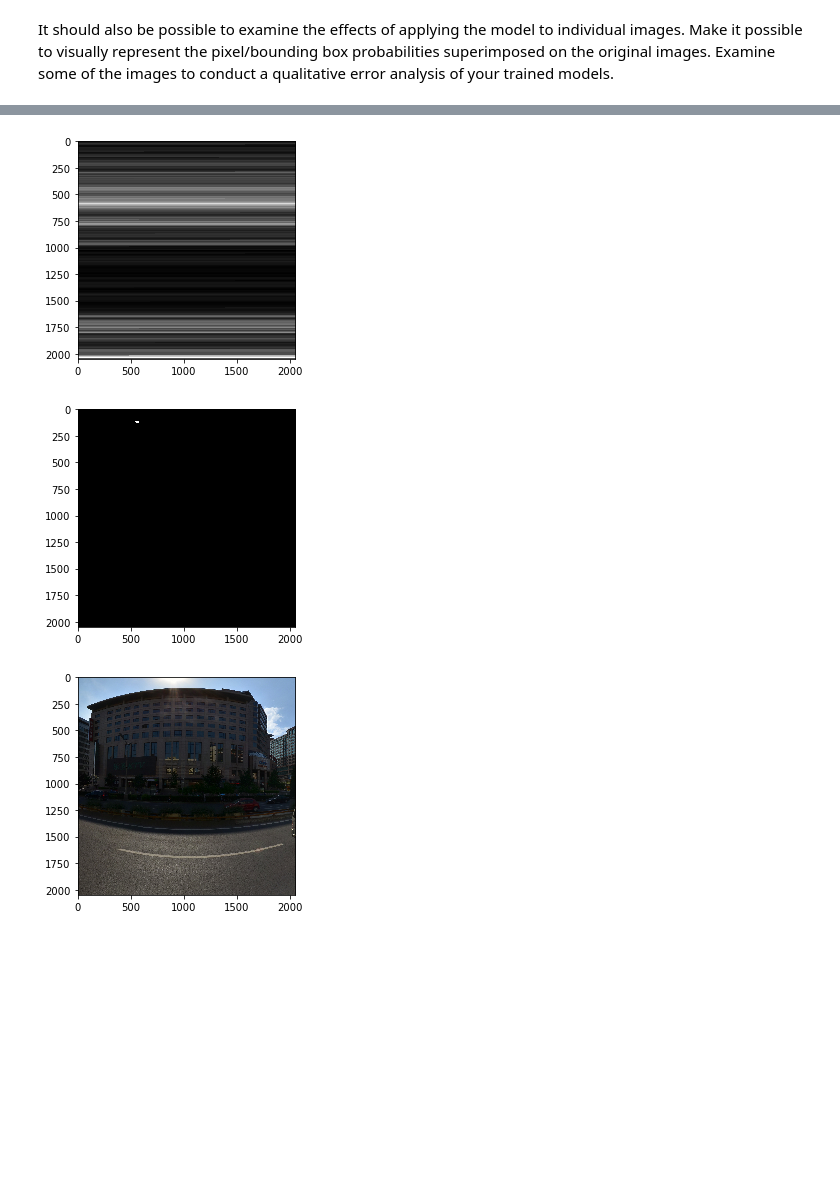
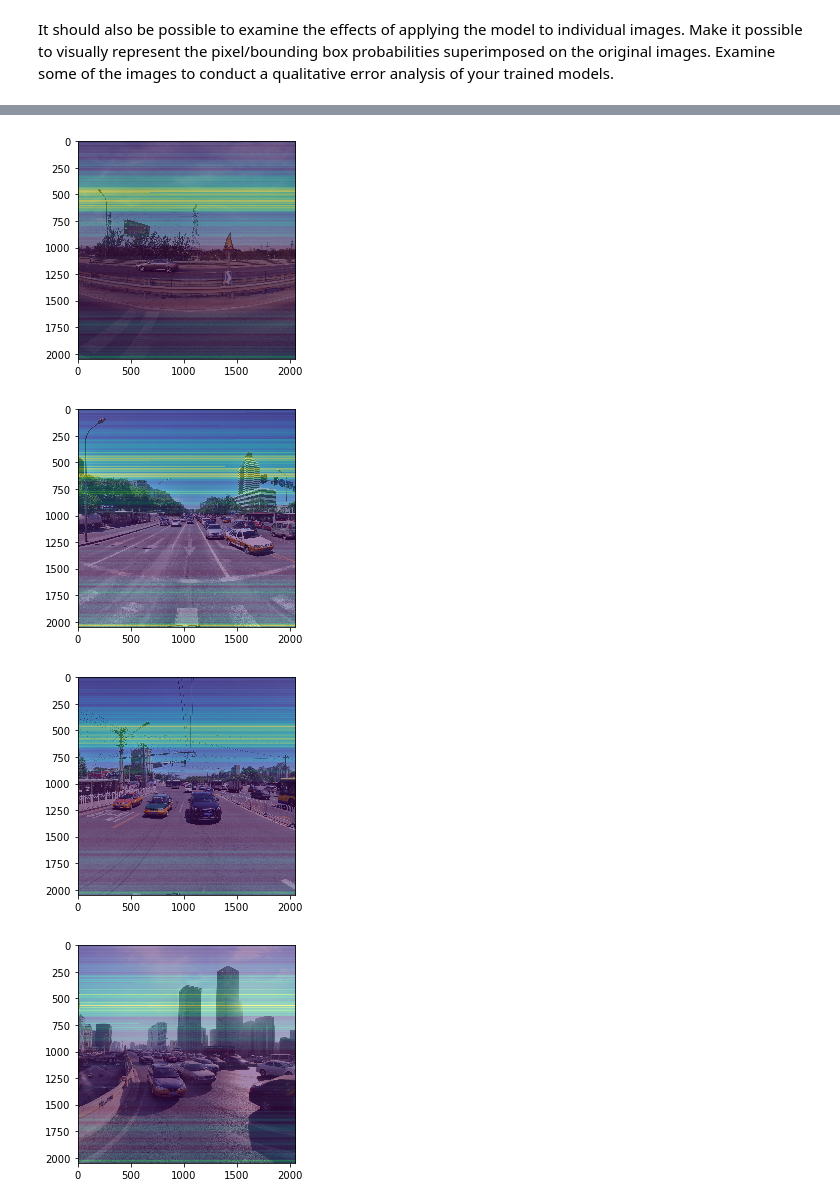
Before and after one commit to hoytnotlit/lt2326-a1, a Jupyter notebook: a1.ipynb, the cells around one changed output, grey strips where cells are left out. Cells and saved outputs as stored; diff of their text form; code cells hidden in the pictures; blank space fills up the shorter version.

```diff
--- a/a1.ipynb
+++ b/a1.ipynb
@@ -376,10 +369,8 @@ def visualise(model, img, gold, output_features, do_sigmoid=False):
     probabilities = upsampled.reshape(2048,2048).squeeze()
     arr = np.array(probabilities.cpu())
 
-    plt.imshow(arr, cmap='gray')
     plt.figure()
-    plt.imshow(gold.reshape(2048,2048), cmap='gray')
-    plt.figure()
-    imgplot = plt.imshow(img)
+    plt.imshow(img)
+    plt.imshow(arr, alpha=0.5)#, cmap='gray')
 # %%
 visualise(leNetModel, validation_data_list[117][0], validation_data_list[117][1], 250)
@@ -390,6 +385,10 @@ visualise(leNetModel, validation_data_list[117][0], validation_data_list[117][1]
 # %%
 visualise(resNetModel, validation_data_list[117][0], validation_data_list[117][1], 250, True)
+visualise(resNetModel, validation_data_list[45][0], validation_data_list[45][1], 250, True)
+visualise(resNetModel, test_data_list[45][0], test_data_list[45][1], 250, True)
+visualise(resNetModel, test_data_list[5][0], test_data_list[5][1], 250, True)
 # %% [output]
-[figure, old version]
+[figure, new version]
-[figure, old version]
+[figure, new version]
-[figure, old version]
+[figure, new version]
+[figure, added]
```
Also changed, not shown: parts of 4 cells of this notebook.
